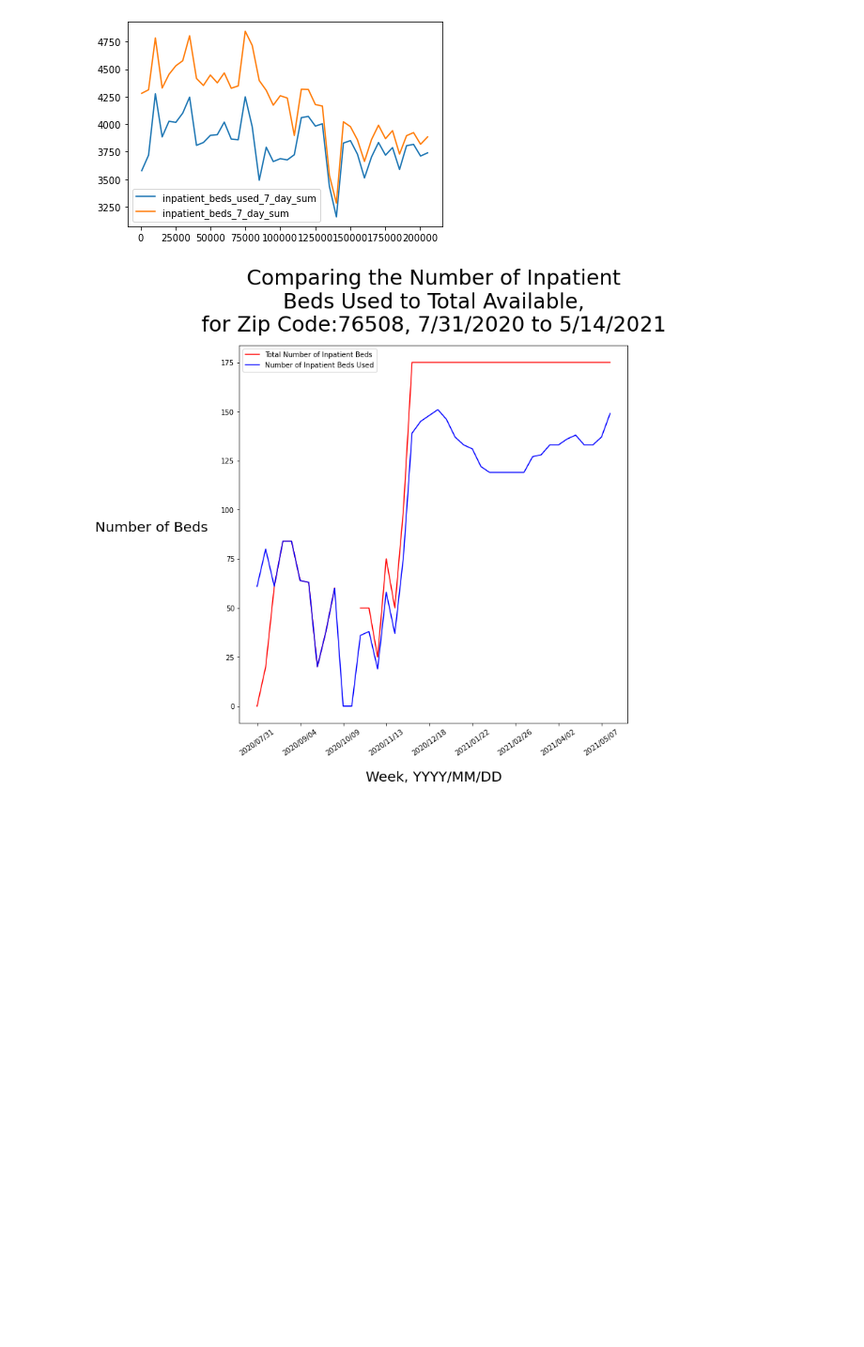
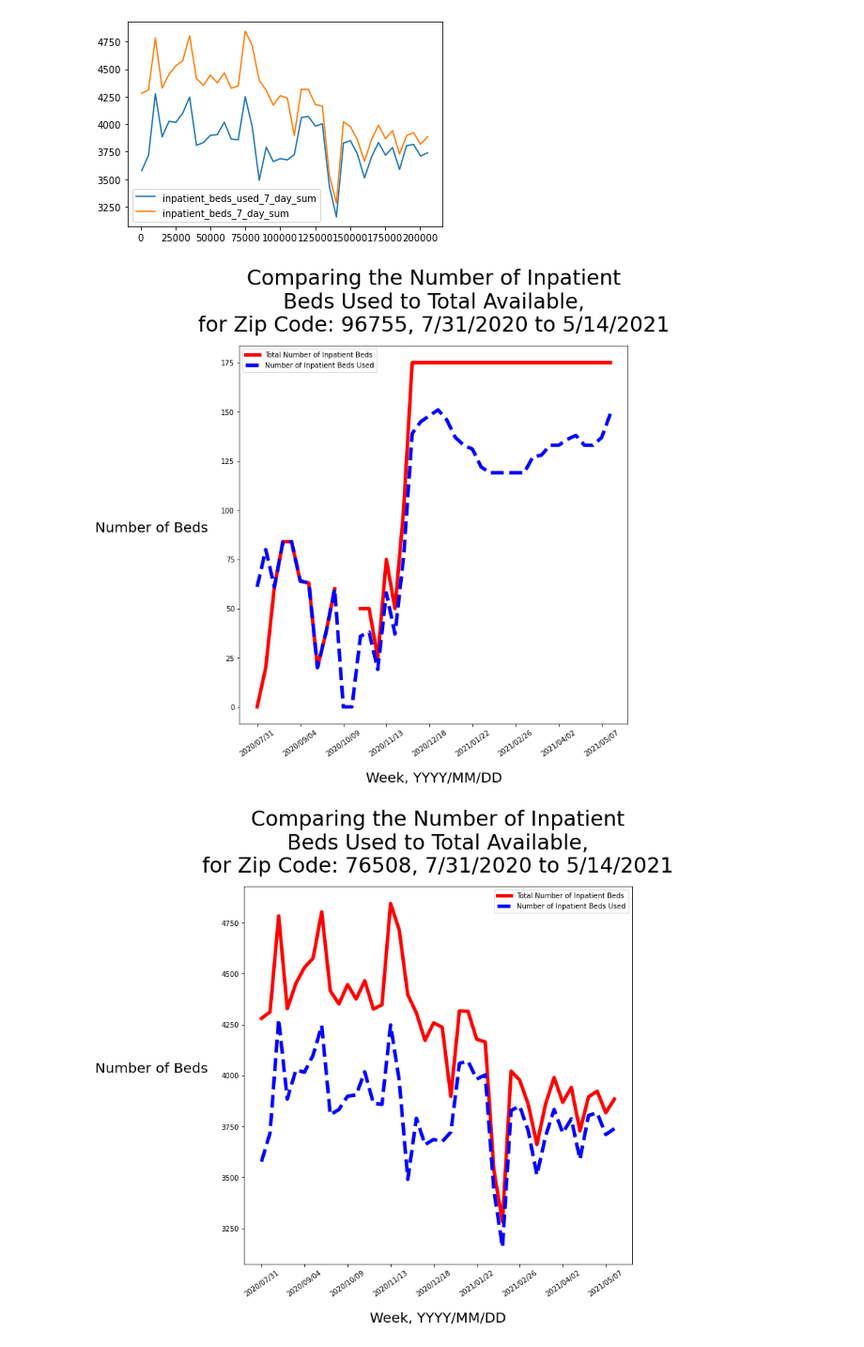
Before and after one commit to WhyVee/covid_in_the_community, a Jupyter notebook: src/graphing_nb.ipynb, the cells around one changed output. Shown: that part at 94% size. Saved outputs shown, nothing was run; the diff lists cells and outputs as text; code cells hidden in the pictures; blank space fills up the shorter version.

Commit message:
worked on plotting

```diff
--- a/src/graphing_nb.ipynb
+++ b/src/graphing_nb.ipynb
@@ -117,20 +103,23 @@ for code in zip_codes:
 [figure]
 [figure]
 # %%
-grouped_hospital.get_group(96755)[['inpatient_beds_used_7_day_sum', 'inpatient_beds_7_day_sum']]
+def line_beds_zip(code, figure_size):
+    x = grouped_hospital.get_group(code)['collection_week']
+    y = grouped_hospital.get_group(code)['inpatient_beds_7_day_sum']
+    y_2 = grouped_hospital.get_group(code)['inpatient_beds_used_7_day_sum']
 
-x = grouped_hospital.get_group(96755)['collection_week']
-y = grouped_hospital.get_group(96755)['inpatient_beds_7_day_sum']
-y_2 = grouped_hospital.get_group(96755)['inpatient_beds_used_7_day_sum']
+    fig, ax = plt.subplots(figsize=figure_size)
+    ax.plot(x, y, color='red', label='Total Number of Inpatient Beds', linestyle='-', linewidth=5)
+    ax.plot(x, y_2, color='blue', label='Number of Inpatient Beds Used', linestyle='--', linewidth=5)
+    ax.set_title(f'Comparing the Number of Inpatient\nBeds Used to Total Available,\nfor Zip Code: {code}, 7/31/2020 to 5/14/2021', size=30, pad=20)
+    ax.set_xlabel('Week, YYYY/MM/DD', size=20, labelpad=20)
+    ax.set_ylabel('Number of Beds', rotation=0, size=20, labelpad=100)
+    ax.set_xticks(x[::5])
+    ax.legend()
+    plt.xticks(rotation='35');
 
-fig, ax = plt.subplots(figsize=figure_size)
-ax.plot(x, y, color='red', label='Total Number of Inpatient Beds')
-ax.plot(x, y_2, color='blue', label='Number of Inpatient Beds Used')
-ax.set_title(f'Comparing the Number of Inpatient\nBeds Used to Total Available,\nfor Zip Code:{code}, 7/31/2020 to 5/14/2021', size=30, pad=20)
-ax.set_xlabel('Week, YYYY/MM/DD', size=20, labelpad=20)
-ax.set_ylabel('Number of Beds', rotation=0, size=20, labelpad=100)
-ax.set_xticks(x[::5])
-ax.legend()
-plt.xticks(rotation='35');
+for code in zip_codes:
+    line_beds_zip(code, figure_size)
 # %% [output]
-[figure, old version]
+[figure, new version]
+[figure, added]
```
Also changed, not shown: parts of 7 cells of this notebook.
